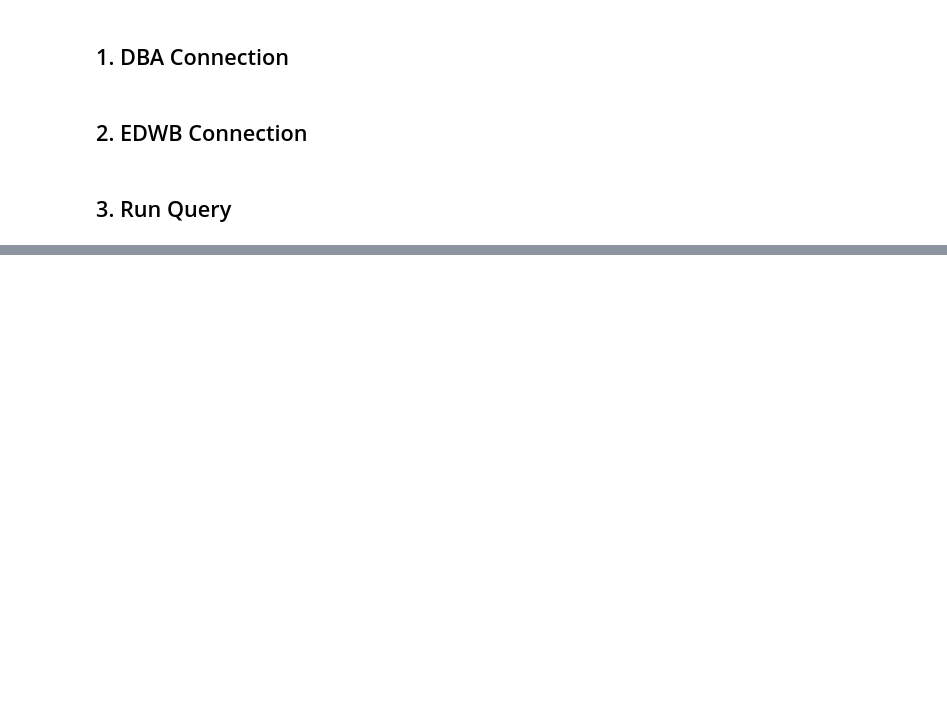
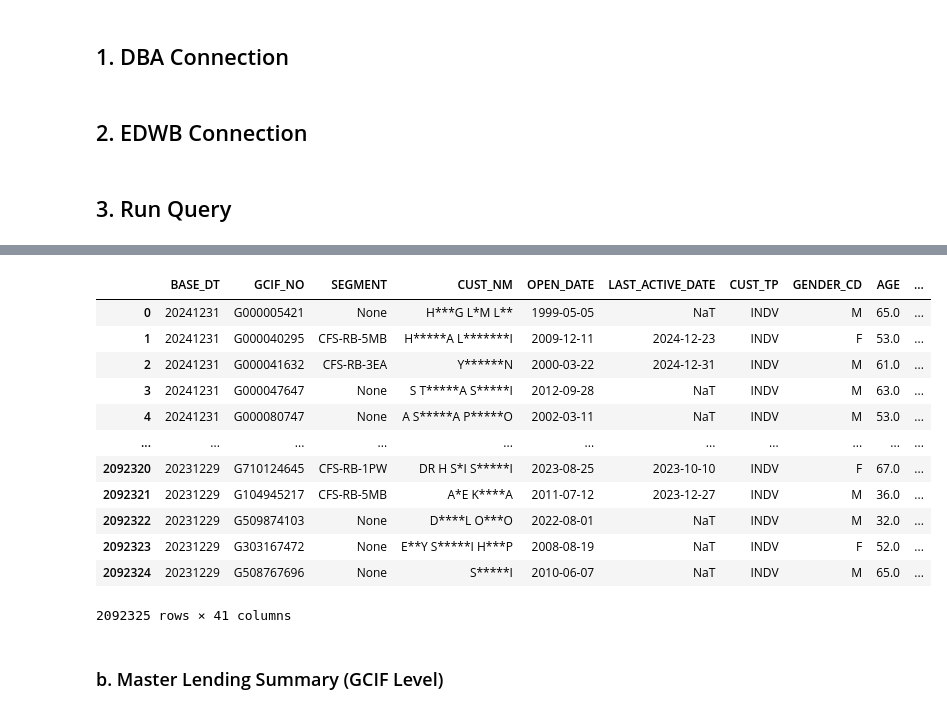
Before and after one commit to Sinxisx/Credit-Card-Analysis, a Jupyter notebook: DB Pull.ipynb, the cells around one changed output, grey strips where cells are left out. Cells and saved outputs as stored; diff of their text form; code cells hidden in the pictures; blank space fills up the shorter version.

```diff
--- a/DB Pull.ipynb
+++ b/DB Pull.ipynb
@@ -227,25 +50,0 @@ ML Sum 20231130 queried successfully
-# %%
-date = '20240626'
-yearmonth = date[2:6]
-dateAlt = date[2:]
-# Query ML
-try:
-    # print in case of errors
-    print(f'Running ML Sum Query {date}')
-
-    # open and read the file as a single buffer
-    sqlQuery = query_ML_SUM.format(dt=date, ym=yearmonth)
-
-    # run query and store data in df
-    print('ML Sum run')
-    with engineDBA.connect() as connection:
-        MLSum = pd.read_sql(sqlQuery, connection)
-    print(f'ML Sum {date} queried successfully')
-
-    # change column names into UPPER CASE
-    MLSum.columns = [x.upper() for x in MLSum.columns]
-except Exception as e:
-    print(e)
-    MLSum = pd.DataFrame()
-finally:
-    MLSum.to_pickle(f'D:/Work/SAGA CC Bad Debt/Data/ML_Sum/MLSum_{date}.pkl')
@@ -299,0 +135,3 @@ Delq/Payment Ratio 20231130 queried successfully
+# %%
+# concat all data into one
+CPAll = pd.concat(CPCollector, ignore_index=True)
@@ -299,0 +178,24 @@ Delq/Payment Ratio 20231130 queried successfully
+# %%
+# name masking function
+def masking_name(param):
+    if param not in ["nan","NaN"]:
+        return  ' '.join([item.replace(item[1:-1], "*"*len(item[1:-1])) if len(item)>2 and item[-1]!="," and item[-1]!="." else (item.replace(item[1:-2], "*"*len(item[1:-2])) if len(item)>2 and (item[-1]==",") else (item if len(item)>2 and (item[-1]==".") else item.replace(item[1:-2], "*"*len(item[1:-2])))) for item in param.split()])
+    else:
+        return param
+CPAll['CUST_NM'] = CPAll['CUST_NM'].astype(str).apply(masking_name)
+# %%
+CPAll
+# %% [output]
+|  | BASE_DT | GCIF_NO | SEGMENT | CUST_NM | OPEN_DATE | LAST_ACTIVE_DATE | CUST_TP | GENDER_CD | AGE | ... |
+| 0 | 20241231 | G000005421 | None | H***G L*M L** | 1999-05-05 | NaT | INDV | M | 65.0 | ... |
+| 1 | 20241231 | G000040295 | CFS-RB-5MB | H*****A L*******I | 2009-12-11 | 2024-12-23 | INDV | F | 53.0 | ... |
+| 2 | 20241231 | G000041632 | CFS-RB-3EA | Y******N | 2000-03-22 | 2024-12-31 | INDV | M | 61.0 | ... |
+| 3 | 20241231 | G000047647 | None | S T*****A S*****I | 2012-09-28 | NaT | INDV | M | 63.0 | ... |
+| 4 | 20241231 | G000080747 | None | A S*****A P*****O | 2002-03-11 | NaT | INDV | M | 53.0 | ... |
+| ... | ... | ... | ... | ... | ... | ... | ... | ... | ... | ... |
+| 2092320 | 20231229 | G710124645 | CFS-RB-1PW | DR H S*I S*****I | 2023-08-25 | 2023-10-10 | INDV | F | 67.0 | ... |
+| 2092321 | 20231229 | G104945217 | CFS-RB-5MB | A*E K****A | 2011-07-12 | 2023-12-27 | INDV | M | 36.0 | ... |
+| 2092322 | 20231229 | G509874103 | None | D****L O***O | 2022-08-01 | NaT | INDV | M | 32.0 | ... |
+| 2092323 | 20231229 | G303167472 | None | E**Y S*****I H***P | 2008-08-19 | NaT | INDV | F | 52.0 | ... |
+| 2092324 | 20231229 | G508767696 | None | S*****I | 2010-06-07 | NaT | INDV | M | 65.0 | ... |
+2092325 rows × 41 columns
@@ -299,0 +205,2 @@ Delq/Payment Ratio 20231130 queried successfully
+# %% [markdown]
+### b. Master Lending Summary (GCIF Level)
```
Also changed, not shown: parts of 59 cells of this notebook, 4 other files.
